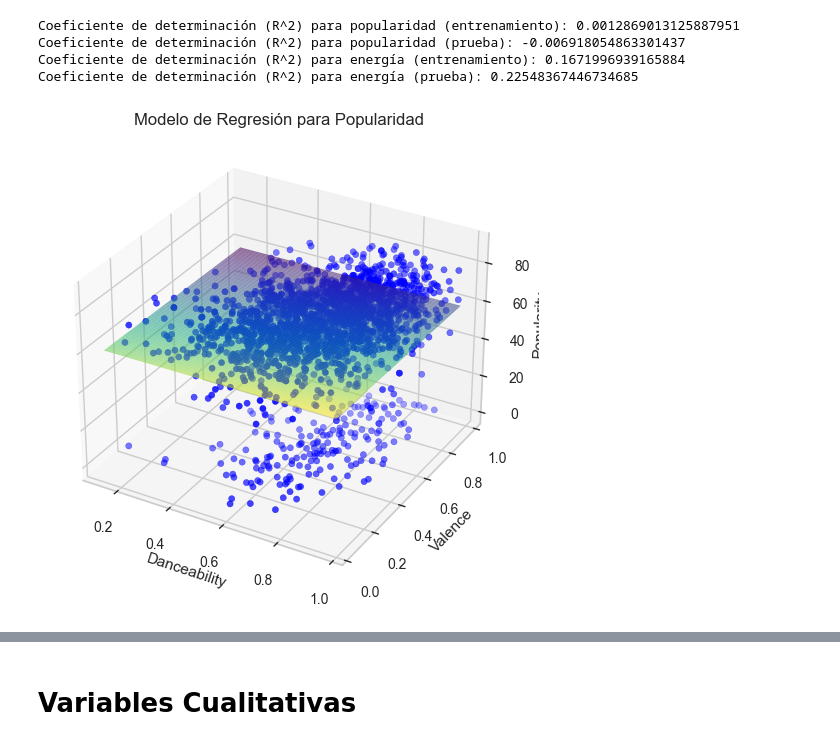
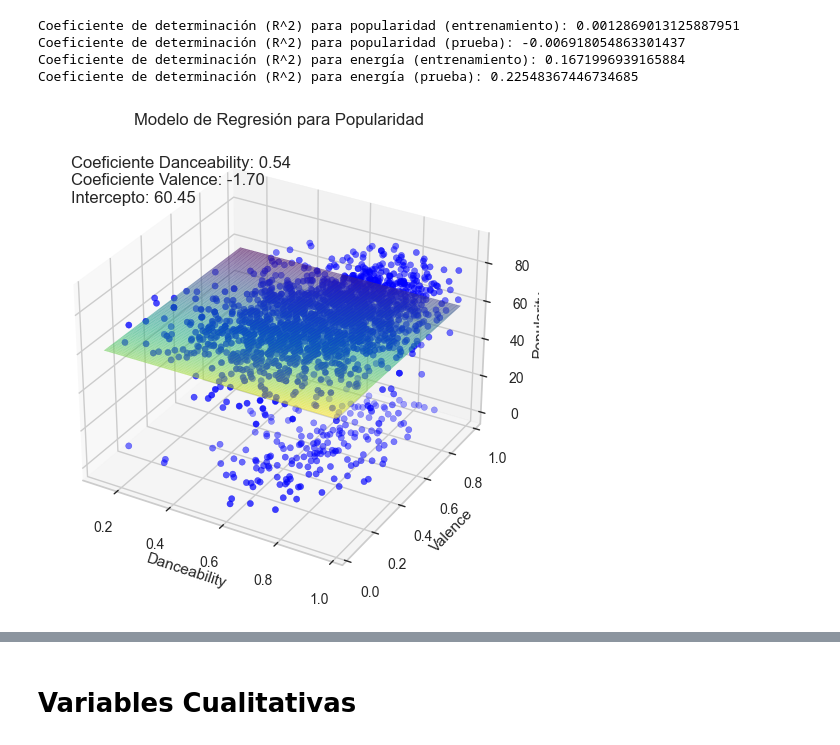
Before and after one commit to estebandonis/Proyecto1-MineriadeDatos, a Jupyter notebook: proyecto1.ipynb, the cells around one changed output, grey strips where cells are left out. Drawn from its saved outputs; the diff is of its cells as text; code cells hidden in the pictures.

Commit message:
Modelo de regresion y grafico de dispersion

```diff
--- a/proyecto1.ipynb
+++ b/proyecto1.ipynb
@@ -780,34 +781,39 @@ from mpl_toolkits.mplot3d import Axes3D
 songs_df.dropna(subset=['danceability', 'valence', 'energy', 'popularity'], inplace=True)
 
 # Separar las características (X) y la variable objetivo (y) para popularidad
 X_popularity = songs_df[['danceability', 'valence']]
 y_popularity = songs_df['popularity']
 
 # Crear el modelo de regresión lineal para popularidad
 model_popularity = LinearRegression()
 model_popularity.fit(X_popularity, y_popularity)
 
 # Crear una cuadrícula de valores de danceability
 danceability_values = np.linspace(songs_df['danceability'].min(), songs_df['danceability'].max(), 100)
 valence_values = np.linspace(songs_df['valence'].min(), songs_df['valence'].max(), 100)
 danceability_grid, valence_grid = np.meshgrid(danceability_values, valence_values)
 
 # Predecir popularidad para cada combinación de danceability y valence
 popularity_grid = model_popularity.predict(np.array([danceability_grid.flatten(), valence_grid.flatten()]).T)
 popularity_grid = popularity_grid.reshape(danceability_grid.shape)
 
 # Graficar el modelo de popularidad en 3D
 fig = plt.figure(figsize=(10, 6))
 ax = fig.add_subplot(111, projection='3d')
 ax.scatter(songs_df['danceability'], songs_df['valence'], songs_df['popularity'], color='blue', label='Datos reales')
 ax.plot_surface(danceability_grid, valence_grid, popularity_grid, rstride=1, cstride=1, alpha=0.6, cmap='viridis', edgecolor='none')
 ax.set_xlabel('Danceability')
 ax.set_ylabel('Valence')
 ax.set_zlabel('Popularity')
 ax.set_title('Modelo de Regresión para Popularidad')
+
+coef_danceability, coef_valence = model_popularity.coef_
+intercept = model_popularity.intercept_
+ax.text2D(0.05, 0.85, f'Coeficiente Danceability: {coef_danceability:.2f}\nCoeficiente Valence: {coef_valence:.2f}\nIntercepto: {intercept:.2f}', transform=ax.transAxes, fontsize=12)
+
 plt.show()
 # %% [output]
-[figure, old version]
+[figure, new version]
 # %%
 import pandas as pd
 import matplotlib.pyplot as plt
```
Also changed, not shown: parts of 2 cells of this notebook.
